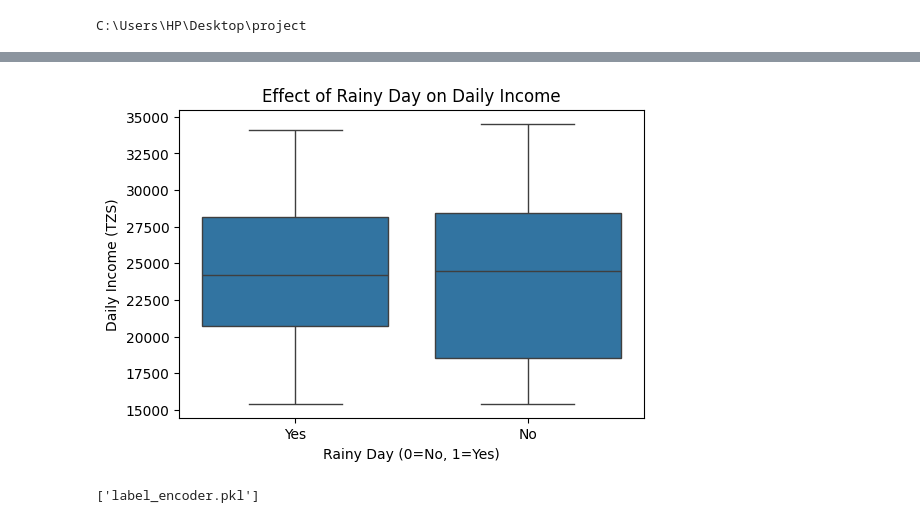
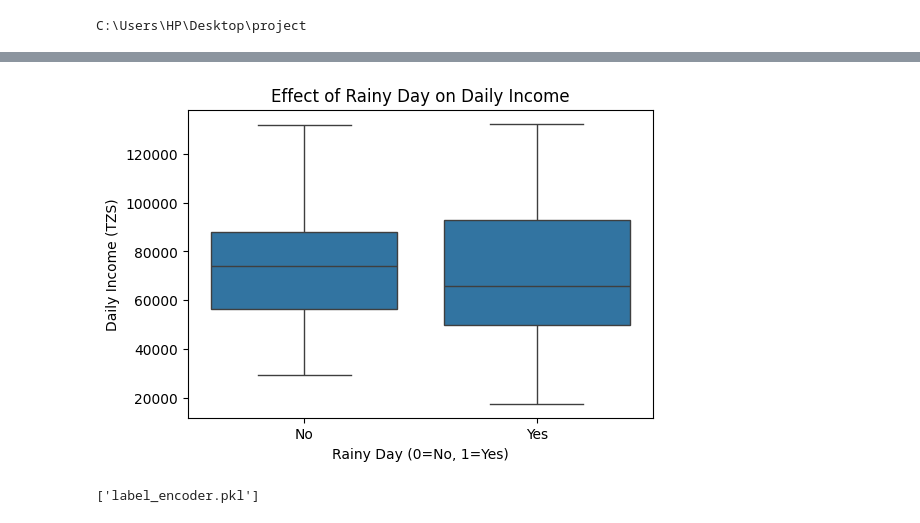
Before and after one commit to godson-devhub/bodaboda_income_app, a Jupyter notebook: ml_project.ipynb, the cells around one changed output, grey strips where cells are left out. Drawn from its saved outputs; the diff is of its cells as text; code cells hidden in the pictures.

```diff
--- a/ml_project.ipynb
+++ b/ml_project.ipynb
@@ -20,6 +20,6 @@ print(cwd)
 C:\Users\HP\Desktop\project
 # %%
 #import data file
-df = pd.read_csv("bodaboda_daily_income.csv")
-print(df)
+df = pd.read_csv("bodaboda_income_dataset.csv")
+print(df.corr(numeric_only=True))
 # %% [output]
@@ -468,14 +353,14 @@ plt.show()
 # %%
 plt.figure(figsize=(6,4))
-sns.boxplot(x='rainy_day', y='daily_income_tzs', data=df)
+sns.boxplot(x='rainy_day', y='daily_income', data=df)
 plt.title("Effect of Rainy Day on Daily Income")
 plt.xlabel("Rainy Day (0=No, 1=Yes)")
 plt.ylabel("Daily Income (TZS)")
 plt.show()
 #“The boxplot shows that on rainy days, the median daily income is lower than on non-rainy days.
 #This indicates that weather negatively affects earnings, likely because fewer customers ride during rain.”
 # %% [output]
-[figure, old version]
+[figure, new version]
 # %%
 #Saving the model
 import joblib
```
Also changed, not shown: parts of 44 cells of this notebook, 4 other files.
